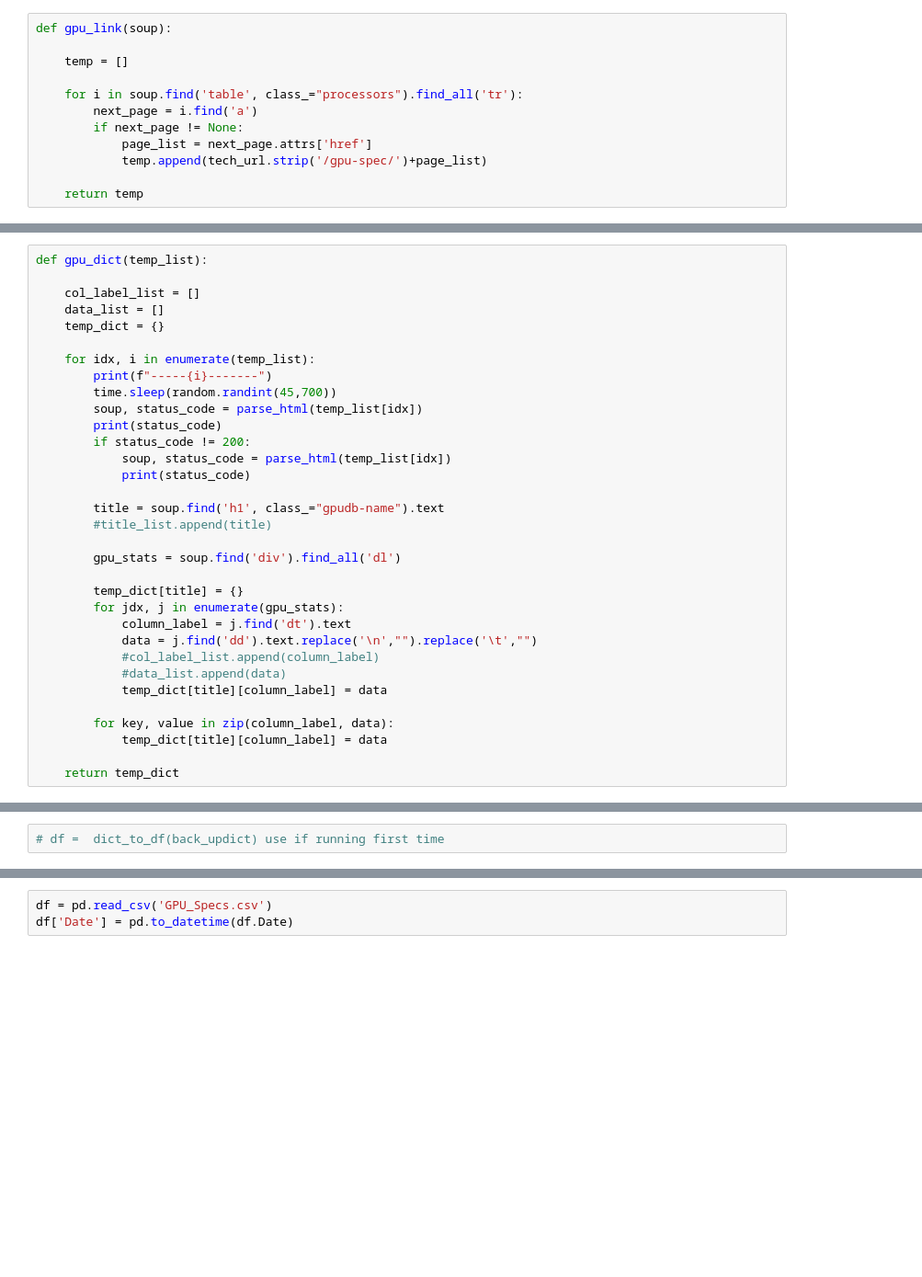
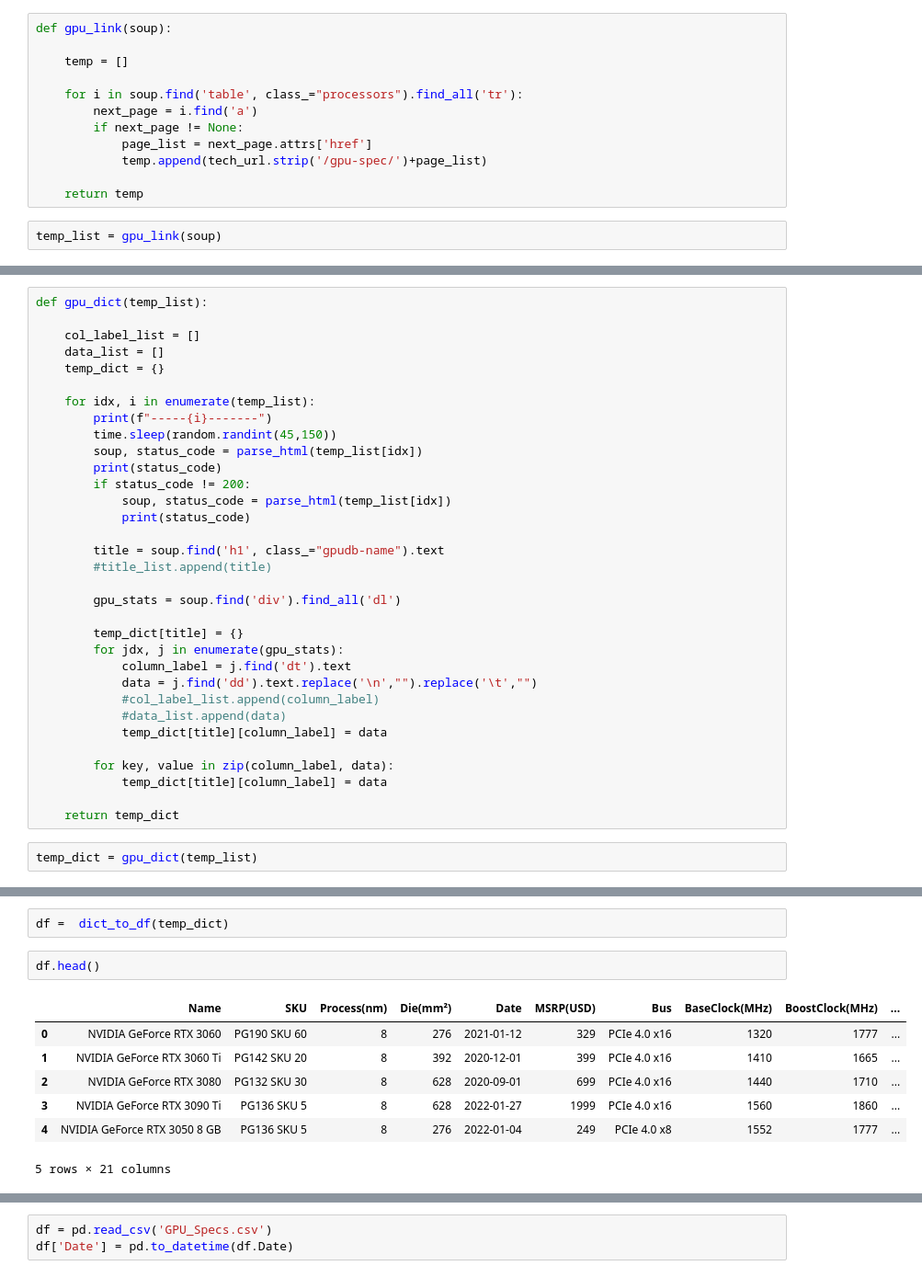
Before and after one commit to jab9k2/Graphics-Cards, a Jupyter notebook: main.ipynb, the cells around one changed output, grey strips where cells are left out. Shown at 92% size. Drawn from its saved outputs; the diff is of its cells as text; blank space fills up the shorter version.

```diff
--- a/main.ipynb
+++ b/main.ipynb
@@ -90,3 +109,5 @@ def gpu_link(soup):
             temp.append(tech_url.strip('/gpu-spec/')+page_list)
 
     return temp
+# %%
+temp_list = gpu_link(soup)
@@ -99,7 +124,7 @@ def gpu_dict(temp_list):
 
     for idx, i in enumerate(temp_list):
         print(f"-----{i}-------")
-        time.sleep(random.randint(45,700))
+        time.sleep(random.randint(45,150))
         soup, status_code = parse_html(temp_list[idx])
         print(status_code)
         if status_code != 200:
@@ -123,3 +148,5 @@ def gpu_dict(temp_list):
             temp_dict[title][column_label] = data
 
     return temp_dict
+# %%
+temp_dict = gpu_dict(temp_list)
@@ -178,4 +272,14 @@ def dict_to_df(my_dict):
 
     return df
 # %%
-# df =  dict_to_df(back_updict) use if running first time
+df =  dict_to_df(temp_dict)
+# %%
+df.head()
+# %% [output]
+|  | Name | SKU | Process(nm) | Die(mm²) | Date | MSRP(USD) | Bus | BaseClock(MHz) | BoostClock(MHz) | ... |
+| 0 | NVIDIA GeForce RTX 3060 | PG190 SKU 60 | 8 | 276 | 2021-01-12 | 329 | PCIe 4.0 x16 | 1320 | 1777 | ... |
+| 1 | NVIDIA GeForce RTX 3060 Ti | PG142 SKU 20 | 8 | 392 | 2020-12-01 | 399 | PCIe 4.0 x16 | 1410 | 1665 | ... |
+| 2 | NVIDIA GeForce RTX 3080 | PG132 SKU 30 | 8 | 628 | 2020-09-01 | 699 | PCIe 4.0 x16 | 1440 | 1710 | ... |
+| 3 | NVIDIA GeForce RTX 3090 Ti | PG136 SKU 5 | 8 | 628 | 2022-01-27 | 1999 | PCIe 4.0 x16 | 1560 | 1860 | ... |
+| 4 | NVIDIA GeForce RTX 3050 8 GB | PG136 SKU 5 | 8 | 276 | 2022-01-04 | 249 | PCIe 4.0 x8 | 1552 | 1777 | ... |
+5 rows × 21 columns
```
Also changed, not shown: parts of 14 cells of this notebook, 1 other file.
